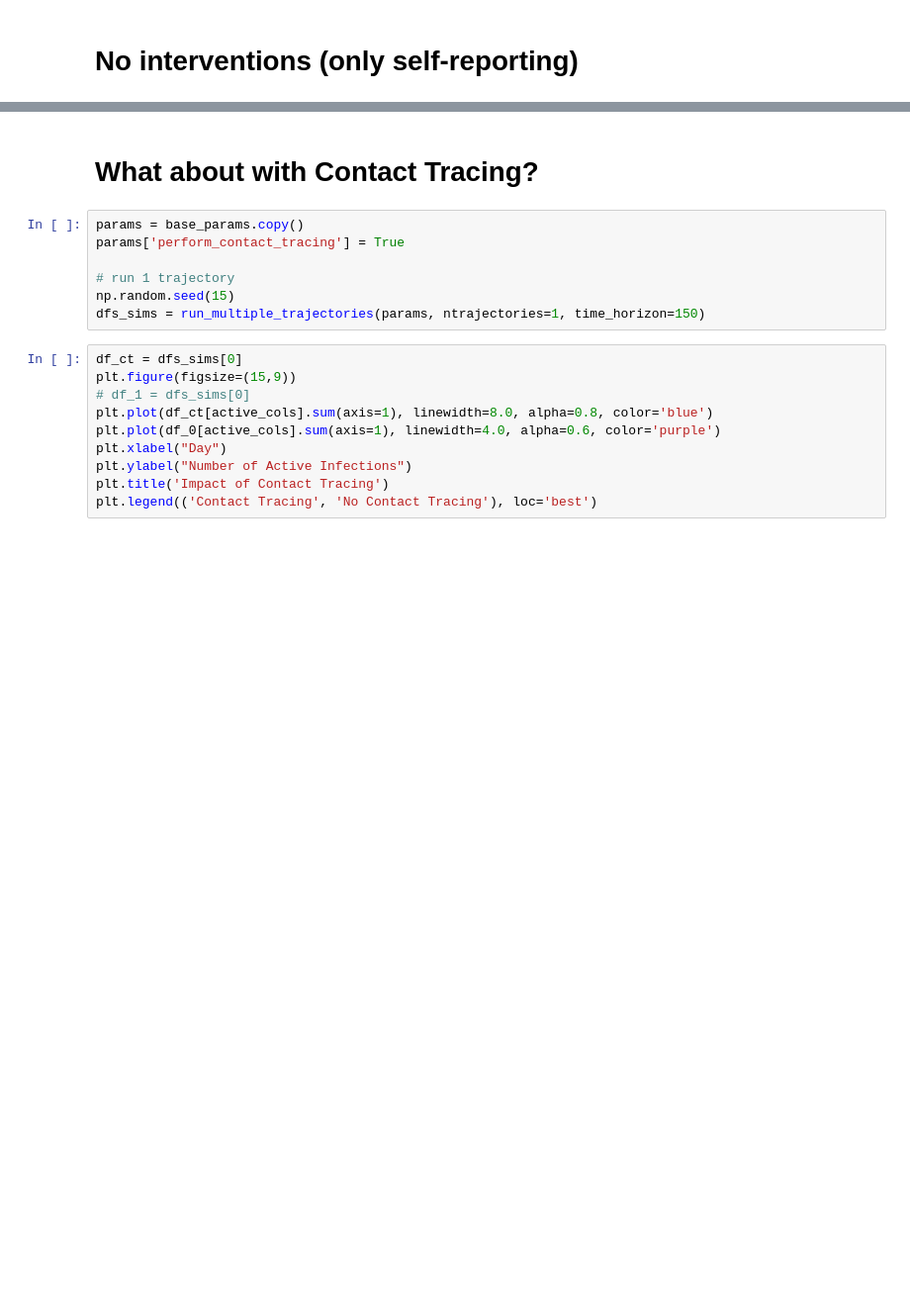
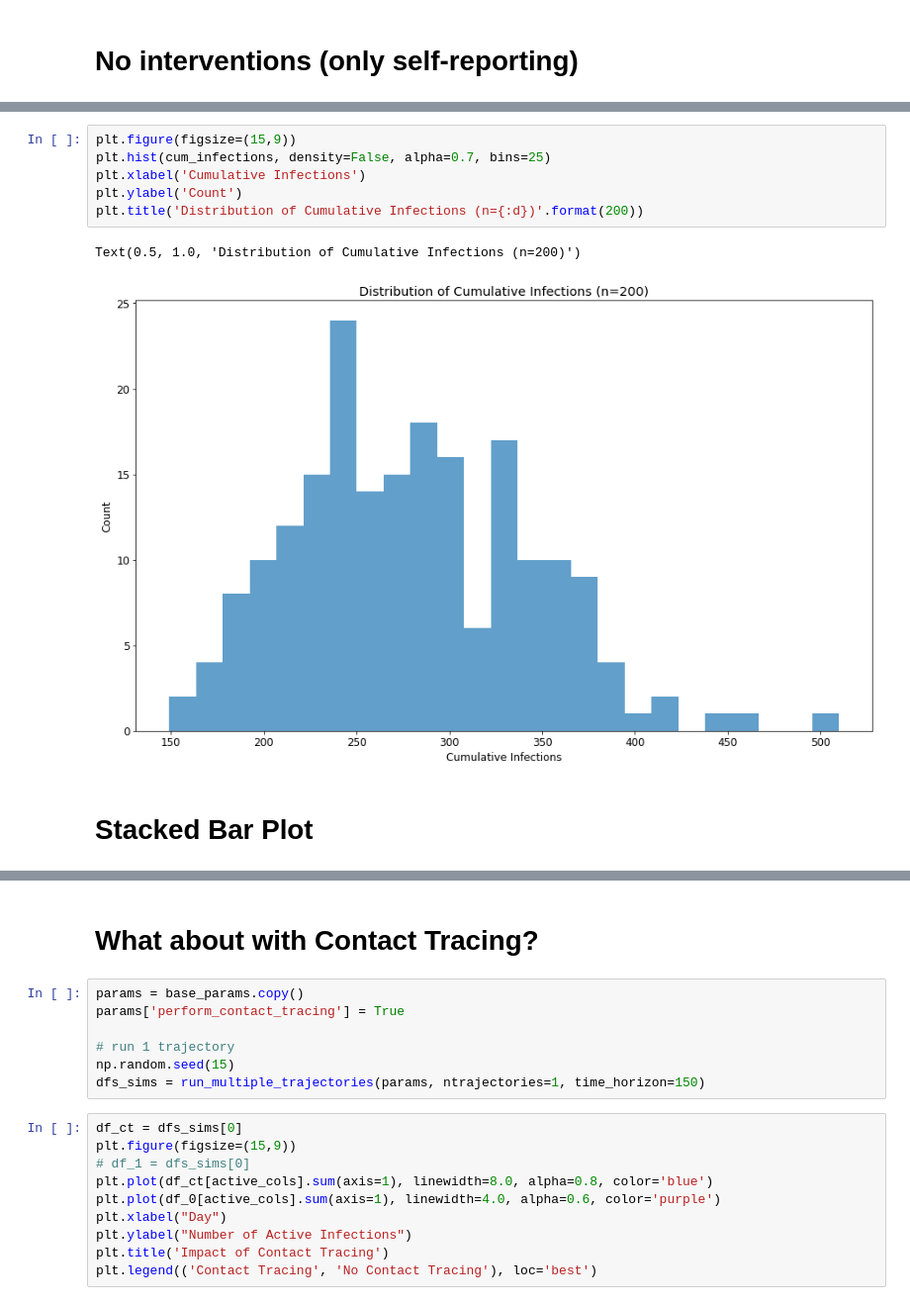
Before and after one commit to peter-i-frazier/group-testing, a Jupyter notebook: notebooks/stochastic_sim_sample_path.ipynb, the cells around one changed output, grey strips where cells are left out. Shown at 99% size. Saved outputs shown, nothing was run; the diff lists cells and outputs as text; blank space fills up the shorter version.

```diff
--- a/notebooks/stochastic_sim_sample_path.ipynb
+++ b/notebooks/stochastic_sim_sample_path.ipynb
@@ -200,0 +130,11 @@ df_0
+# %%
+plt.figure(figsize=(15,9))
+plt.hist(cum_infections, density=False, alpha=0.7, bins=25)
+plt.xlabel('Cumulative Infections')
+plt.ylabel('Count')
+plt.title('Distribution of Cumulative Infections (n={:d})'.format(200))
+# %% [output]
+Text(0.5, 1.0, 'Distribution of Cumulative Infections (n=200)')
+[figure, added]
+# %% [markdown]
+# Stacked Bar Plot
```
Also changed, not shown: parts of 20 cells of this notebook.
